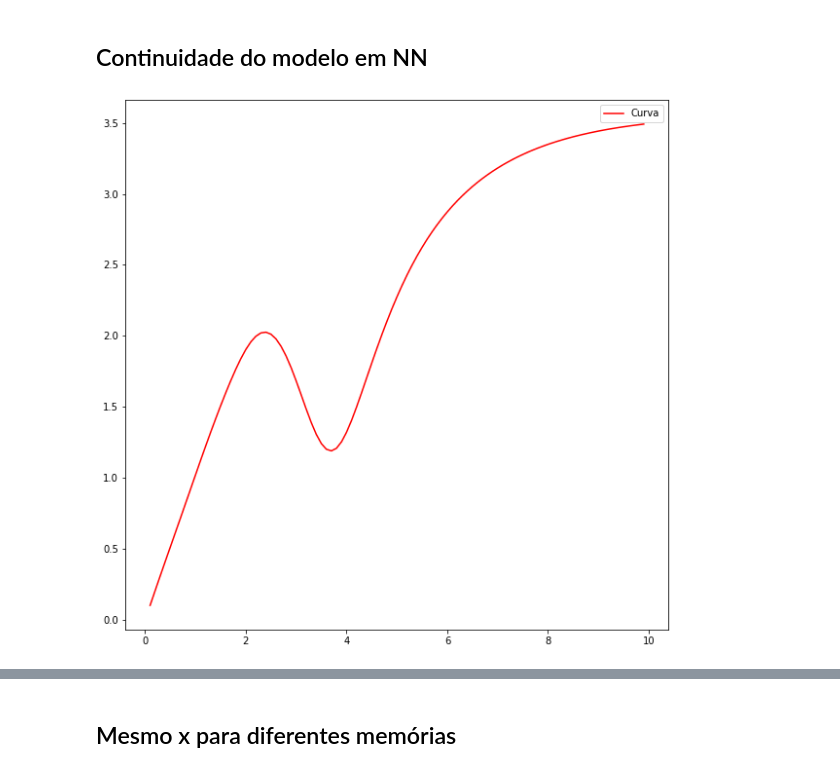
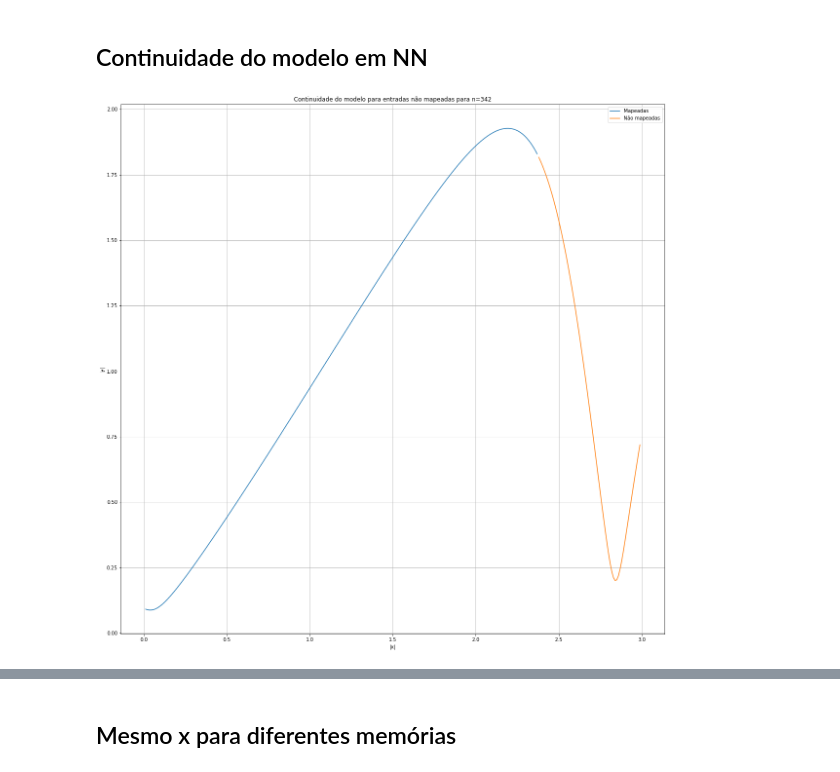
Before and after one commit to CaioMizerkowski/TCC, a Jupyter notebook: nb/parteB.ipynb, the cells around one changed output, grey strips where cells are left out. Drawn from its saved outputs; the diff is of its cells as text; code cells hidden in the pictures.

```diff
--- a/nb/parteB.ipynb
+++ b/nb/parteB.ipynb
@@ -434,8 +438,8 @@ for n, x_n in enumerate(x):
 # %%
-
-f, axes = plt.subplots(3,3, figsize=(20,20))
+xs = gen_xs(0.5)
+f, axes = plt.subplots(3,3, figsize=(30,30))
 for i, (x0, ax) in enumerate(zip(xs, axes.flatten())):
-    plot_errors(results_fa, i, x0, ax)
+    plot_errors(results_fa05, i, x0, ax)
 
 plt.show()
 plt.close()
@@ -443,0 +462,16 @@ plt.close()
+# %%
+r_model = partial(run_model, model=model, M=M)
+xs = gen_xs(2.5)
+
+results_fa25 = dict()
+for n, x_n in enumerate(x):
+    if (result := solve_inverse_problem(n, x, x_n, xs, x_abs, M, model, r_model, exp=True)):
+        results_fa25[n] = result
+# %%
+xs = gen_xs(2.5)
+f, axes = plt.subplots(3,3, figsize=(30,30))
+for i, (x0, ax) in enumerate(zip(xs, axes.flatten())):
+    plot_errors(results_fa25, i, x0, ax)
+
+plt.show()
+plt.close()
@@ -446,22 +496,27 @@ plt.close()
 # %%
 # Teste de curva
 r_model = partial(run_model, model=model, M=M)
-n = 2036
+n = 342
 x_old = x[n-M-1:n] # Valores de x antigos
 ylist = []
 xlist = []
-for n in range(1,100,1):
-    n = n/10
-    x0 = n*np.exp(1j*np.pi/4).reshape(-1,)
+for amplitude in range(1,300,1):
+    amplitude = amplitude/100
+    x0 = amplitude*np.exp(1j*np.pi/4).reshape(-1,)
     y0 = r_model(x=np.concatenate([x_old, x0])) # Extração do y0
     xlist.append(x0)
     ylist.append(y0)
+mapping = ['Mapeadas' if np.abs(x_)<=np.abs(x.max()) else 'Não mapeadas' for x_ in xlist]
 # %%
-plt.figure(figsize=(10,10))
+plt.figure(figsize=(20,20))
 xlist = np.array(xlist).reshape(-1,)
 ylist = np.array(ylist).reshape(-1,)
-sns.lineplot(x=np.abs(xlist), y=np.abs(ylist), color='red', label='Curva')
+sns.lineplot(x=np.abs(xlist), y=np.abs(ylist), color='red', hue=mapping)
+plt.title(f'Continuidade do modelo para entradas não mapeadas para n={n}')
+plt.xlabel('|x|')
+plt.ylabel('|y|')
+plt.grid()
 plt.show()
 plt.close()
 # %% [output]
-[figure, old version]
+[figure, new version]
```
Also changed, not shown: parts of 16 cells of this notebook.
